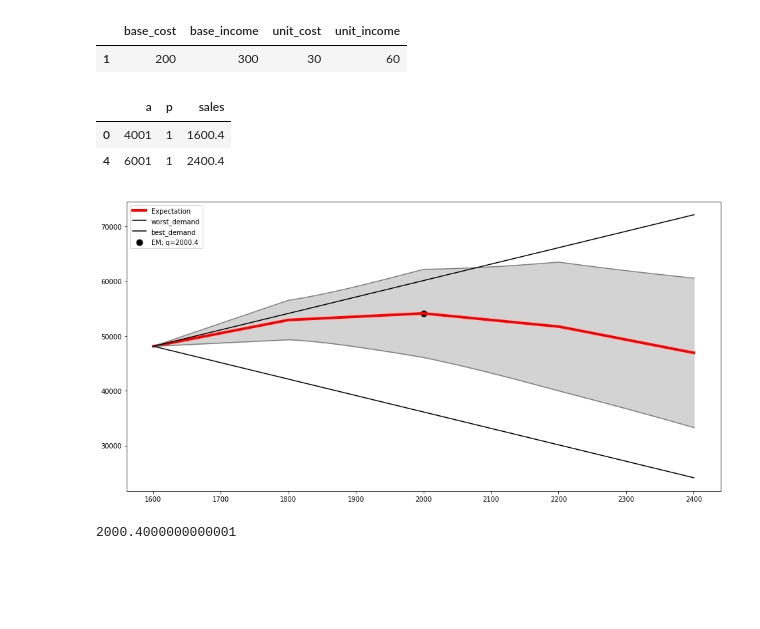
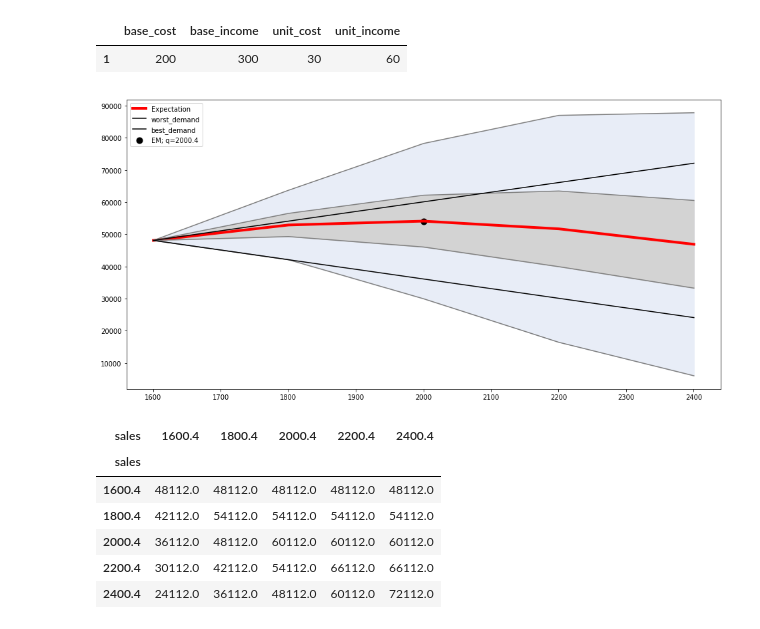
Before and after one commit to RerumNovarum/vsu-games, a Jupyter notebook: vsu_games_2.ipynb, the cells around one changed output. Drawn from its saved outputs; the diff is of its cells as text; code cells hidden in the pictures; blank space fills up the shorter version.

```diff
--- a/vsu_games_2.ipynb
+++ b/vsu_games_2.ipynb
@@ -57,7 +57,8 @@ def gen_profit_moments(df, parms):
         return mu, std
     return profit_moments
 # %%
-QQ = np.arange(df.sales.min(), df.sales.max() + 1, 1)
+#QQ = np.arange(df.sales.min(), df.sales.max() + 1, 1)
+QQ = df.sales
 profit, moments = gen_profit(df, parms), gen_profit_moments(df, parms)
 # %%
 expvar = pd.DataFrame(index=QQ, data=list(map(moments, QQ)), columns=['E', 'sigma'])
@@ -65,29 +66,33 @@ low = df.assign(p=1).iloc[0, :]
 low = list(map(lambda x: np.asscalar(x), map(gen_profit(low, parms), QQ)))
 high = df.assign(p=1).iloc[4, :]
 high = list(map(lambda x: np.asscalar(x), map(gen_profit(high, parms), QQ)))
-# %%
-df.assign(p=1).iloc[[0, 4], :]
-# %% [output]
-|  | a | p | sales |
-| 0 | 4001 | 1 | 1600.4 |
-| 4 | 6001 | 1 | 2400.4 |
 # %%
 plt.figure(figsize=(16, 8))
 plt.plot(QQ, expvar.E, color='red', linewidth=4, label='Expectation')
 explow, exphigh = expvar.E - expvar.sigma, expvar.E + expvar.sigma
-plt.plot(QQ, explow, color='gray')
-plt.plot(QQ, exphigh, color='gray')
+exp3low, exp3high = expvar.E - 3*expvar.sigma, expvar.E + 3*expvar.sigma
+for b in [explow, exphigh, exp3low, exp3high]:
+    plt.plot(QQ, b, color='gray')
 plt.plot(QQ, low, color='black', label='worst_demand')
 plt.plot(QQ, high, color='black', label='best_demand')
+plt.fill_between(QQ, exp3low, exp3high, color='#e8edf7')
 plt.fill_between(QQ, explow, exphigh, color='lightgray')
-plt.scatter(expvar.E.argmax(), expvar.E.max(),
-            label='EM; q=%s' % expvar.E.argmax(),
+plt.scatter(expvar.E.idxmax(), expvar.E.max(),
+            label='EM; q=%s' % expvar.E.idxmax(),
             color='black', lw=4)
 plt.legend()
 plt.show()
 # %% [output]
-[figure, old version]
+[figure, new version]
-# %%
-expvar.E.argmax()
-# %% [output]
-2000.4000000000001
+# %%
+P0 = pd.DataFrame([profit(q).as_matrix() for q in QQ], index=QQ, columns=QQ)
+P = P0.copy()
+P
+# %% [output]
+| sales | 1600.4 | 1800.4 | 2000.4 | 2200.4 | 2400.4 |
+| sales |  |  |  |  |  |
+| 1600.4 | 48112.0 | 48112.0 | 48112.0 | 48112.0 | 48112.0 |
+| 1800.4 | 42112.0 | 54112.0 | 54112.0 | 54112.0 | 54112.0 |
+| 2000.4 | 36112.0 | 48112.0 | 60112.0 | 60112.0 | 60112.0 |
+| 2200.4 | 30112.0 | 42112.0 | 54112.0 | 66112.0 | 66112.0 |
+| 2400.4 | 24112.0 | 36112.0 | 48112.0 | 60112.0 | 72112.0 |
```
Also changed, not shown: parts of 3 cells of this notebook.
